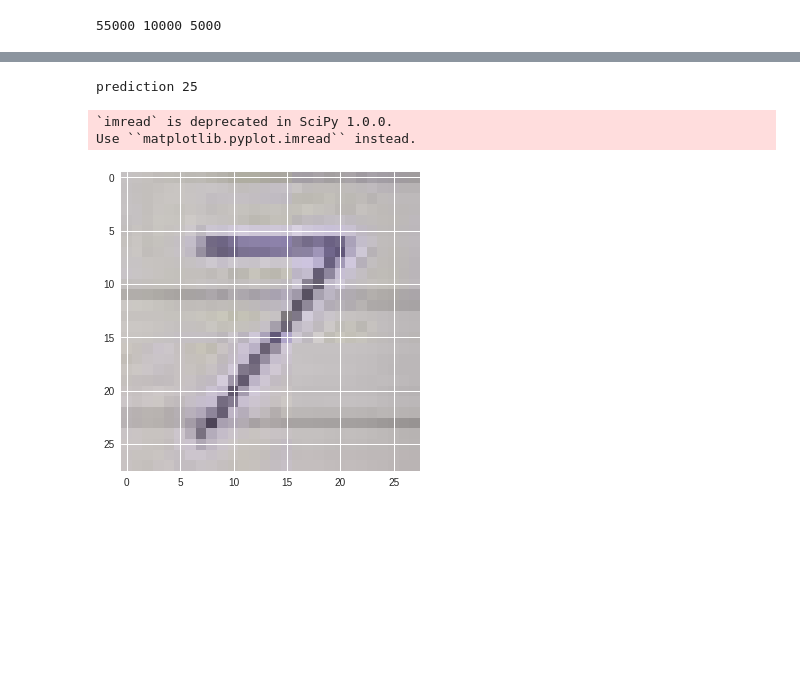
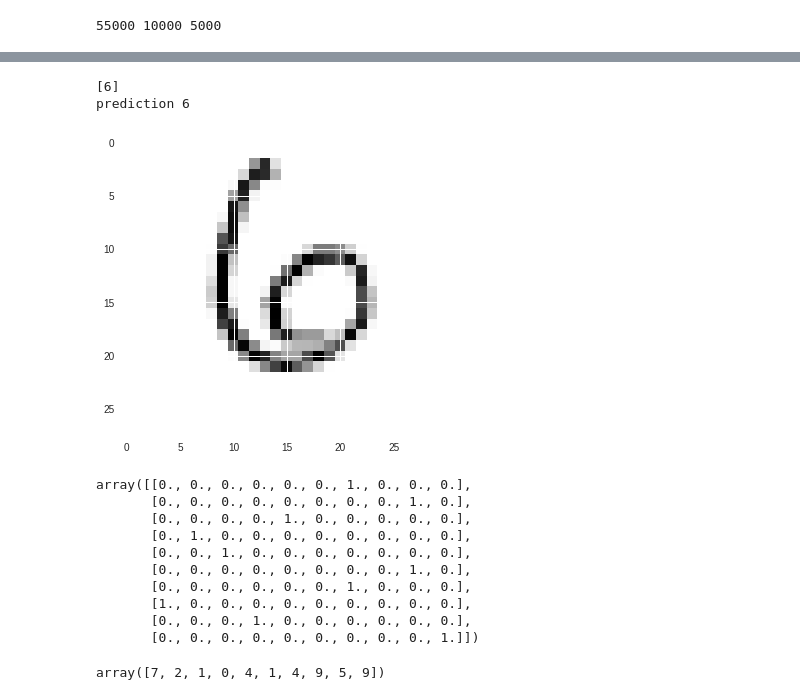
Before and after one commit to arpit7714/linearregression, a Jupyter notebook: new2.ipynb, the cells around one changed output, grey strips where cells are left out. Drawn from its saved outputs; the diff is of its cells as text; code cells hidden in the pictures; blank space fills up the shorter version.

Commit message:
made some changes to get correct prediction

```diff
--- a/new2.ipynb
+++ b/new2.ipynb
@@ -145,21 +153,44 @@ import numpy as np
 # %%
 import matplotlib.pyplot as plt
 import scipy
 from PIL import Image
 from scipy import ndimage
-img = np.invert(Image.open("img_20181230_153400__5r8Db.jpg").convert('L')).ravel()
-my_image = "img_20181230_153400__5r8Db.jpg"
-fname = my_image
-image = np.array(ndimage.imread(fname, flatten=False))
+#img = np.invert(Image.open("img_20181230_153400__5r8Db.jpg").convert('L')).ravel()
+#my_image = "img_20181230_153400__5r8Db.jpg"
+#fname = my_image
+#image = np.array(ndimage.imread(fname, flatten=False))
 #my_image = scipy.misc.imresize(image, size=(28,28)).reshape((1, 64 * 64 * 3)).T
 #my_image_prediction = predict(my_image, parameters)
-plt.imshow(image)
+#plt.imshow(image)
 
 #plt.show(img)
-prediction1 = sess.run(tf.argmax(layer_4,1), feed_dict={X: [img]})
+img1=mnist.test.images[100]
+plt.imshow(img1.reshape(28,28),cmap='Greys')
+img=np.reshape(img1,(1,784))
+prediction1 = sess.run(tf.argmax(layer_5,1), feed_dict={X: img})
+print(prediction1)
 print("prediction",np.squeeze(prediction1))
 # %% [output]
-prediction 25
+[6]
+prediction 6
-`imread` is deprecated in SciPy 1.0.0.
-Use ``matplotlib.pyplot.imread`` instead.
-[figure, old version]
+[figure, new version]
+# %%
+#one-hot encoding images data set
+mnist.train.labels[0:10]
+# %% [output]
+array([[0., 0., 0., 0., 0., 0., 1., 0., 0., 0.],
+       [0., 0., 0., 0., 0., 0., 0., 0., 1., 0.],
+       [0., 0., 0., 0., 1., 0., 0., 0., 0., 0.],
+       [0., 1., 0., 0., 0., 0., 0., 0., 0., 0.],
+       [0., 0., 1., 0., 0., 0., 0., 0., 0., 0.],
+       [0., 0., 0., 0., 0., 0., 0., 0., 1., 0.],
+       [0., 0., 0., 0., 0., 0., 1., 0., 0., 0.],
+       [1., 0., 0., 0., 0., 0., 0., 0., 0., 0.],
+       [0., 0., 0., 1., 0., 0., 0., 0., 0., 0.],
+       [0., 0., 0., 0., 0., 0., 0., 0., 0., 1.]])
+# %%
+#converting the one-hot encoding into the single numbers
+dataarr=np.array([data.argmax() for data in mnist.test.labels])
+dataarr[0:10]
+# %% [output]
+array([7, 2, 1, 0, 4, 1, 4, 9, 5, 9])
```
Also changed, not shown: parts of 5 cells of this notebook.
